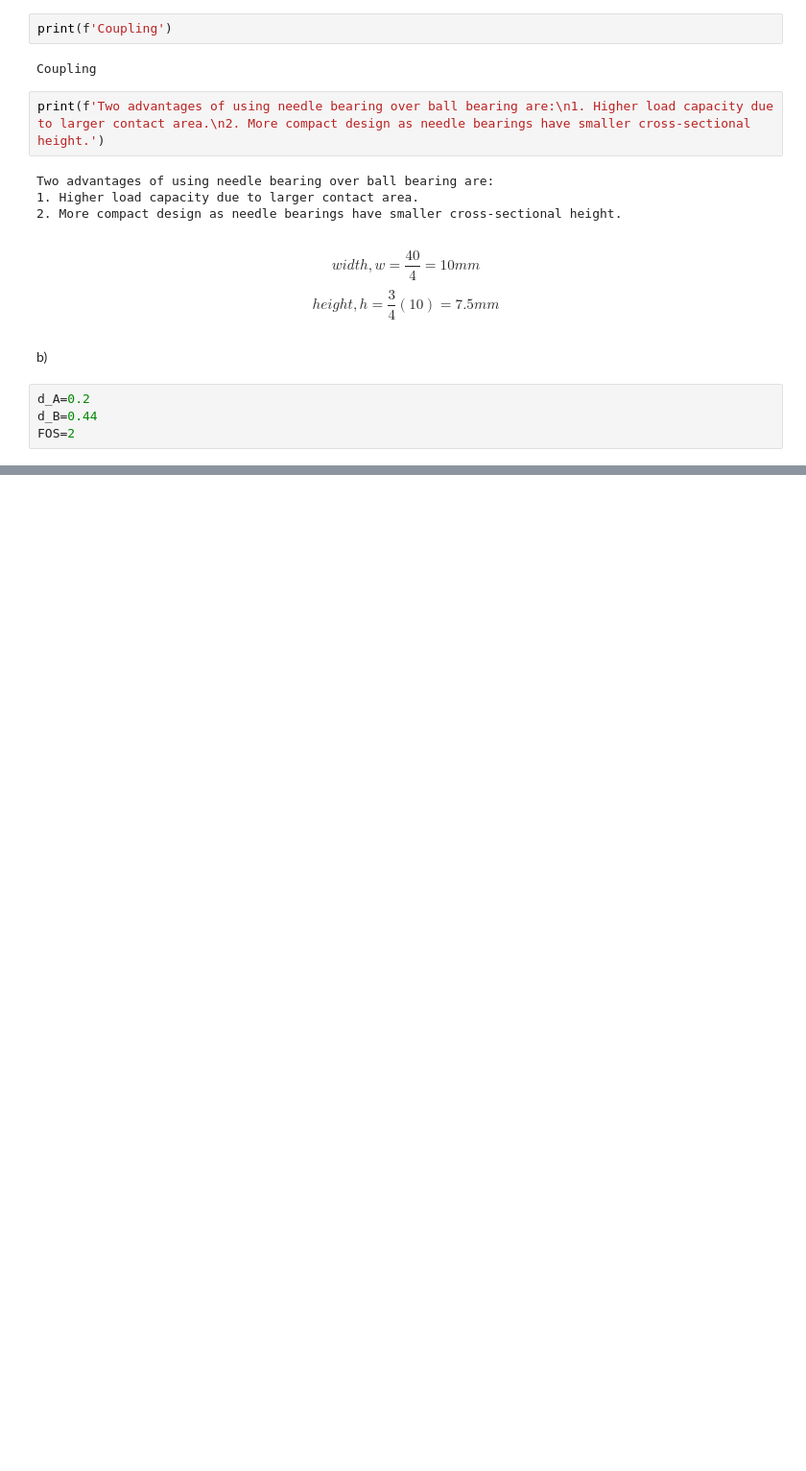
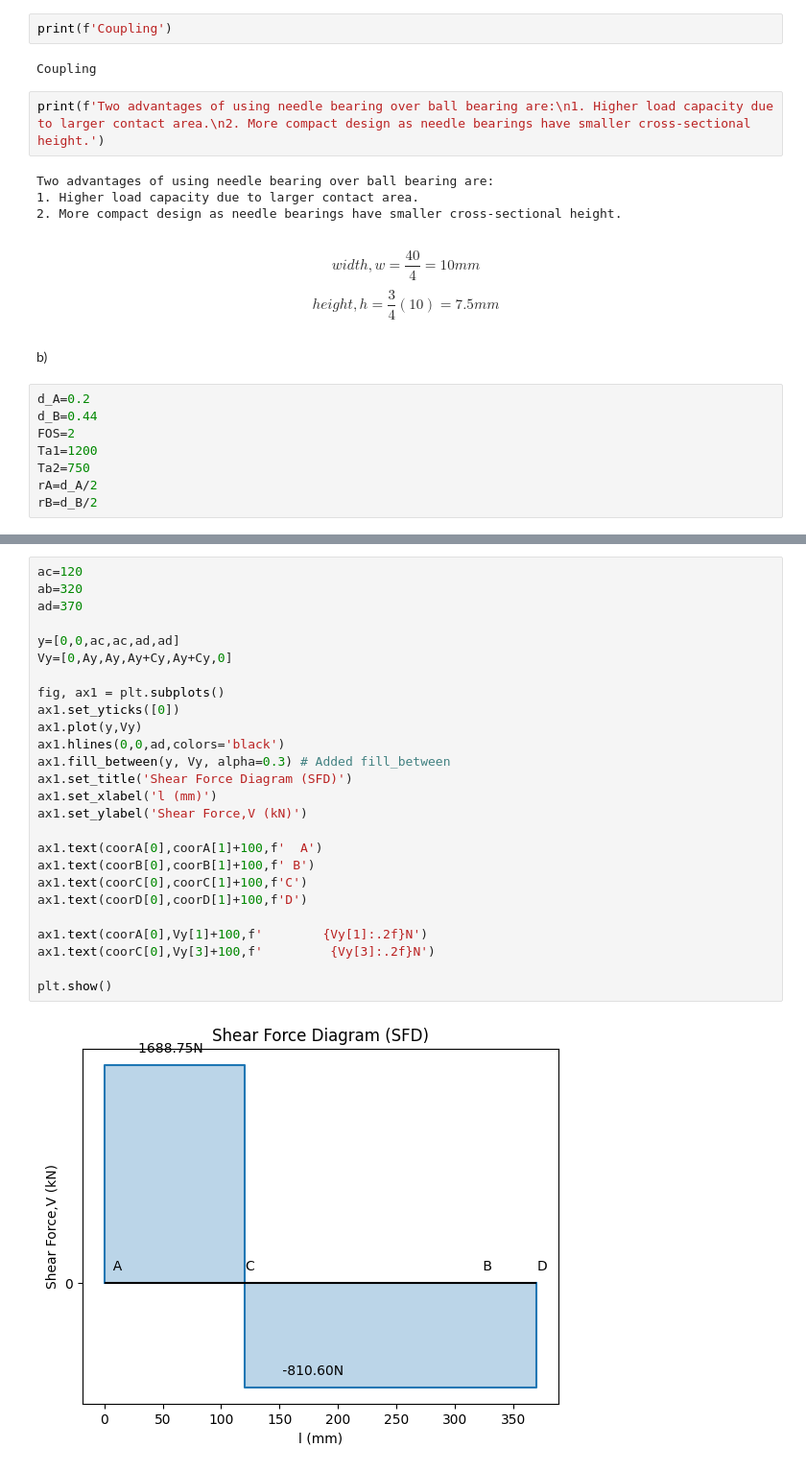
Before and after one commit to mechanical-design/design-examples, a Jupyter notebook: 20244/Q3.ipynb, the cells around one changed output, grey strips where cells are left out. Shown at 96% size. Saved outputs shown, nothing was run; the diff lists cells and outputs as text; blank space fills up the shorter version.

```diff
--- a/20244/Q3.ipynb
+++ b/20244/Q3.ipynb
@@ -19,3 +24,7 @@ b)
 d_A=0.2
 d_B=0.44
 FOS=2
+Ta1=1200
+Ta2=750
+rA=d_A/2
+rB=d_B/2
@@ -21,0 +121,28 @@ FOS=2
+# %%
+ac=120
+ab=320
+ad=370
+
+y=[0,0,ac,ac,ad,ad]
+Vy=[0,Ay,Ay,Ay+Cy,Ay+Cy,0]
+
+fig, ax1 = plt.subplots()
+ax1.set_yticks([0])
+ax1.plot(y,Vy)
+ax1.hlines(0,0,ad,colors='black')
+ax1.fill_between(y, Vy, alpha=0.3) # Added fill_between
+ax1.set_title('Shear Force Diagram (SFD)')
+ax1.set_xlabel('l (mm)')
+ax1.set_ylabel('Shear Force,V (kN)')
+
+ax1.text(coorA[0],coorA[1]+100,f'  A')
+ax1.text(coorB[0],coorB[1]+100,f' B')
+ax1.text(coorC[0],coorC[1]+100,f'C')
+ax1.text(coorD[0],coorD[1]+100,f'D')
+
+ax1.text(coorA[0],Vy[1]+100,f'        {Vy[1]:.2f}N')
+ax1.text(coorC[0],Vy[3]+100,f'         {Vy[3]:.2f}N')
+
+plt.show()
+# %% [output]
+[figure, added]
```
Also changed, not shown: parts of 13 cells of this notebook.
